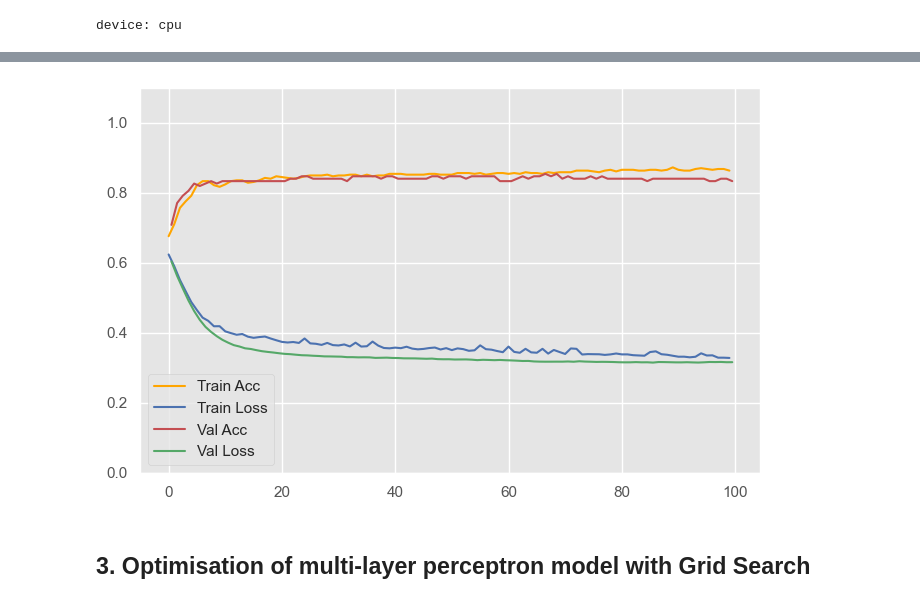
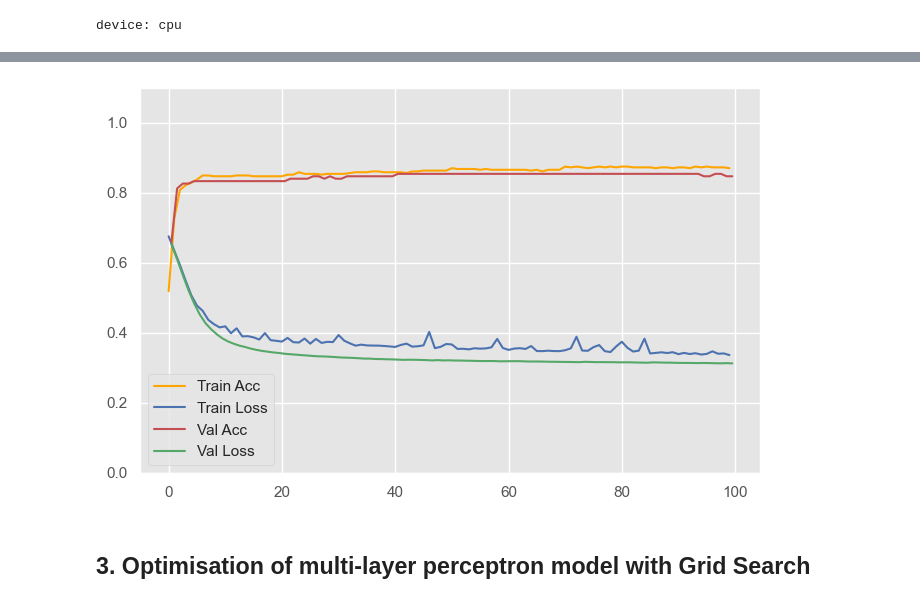
Before and after one commit to anhdo1896/Deep_learning_fundementals_Ass1, a Jupyter notebook: assignment1.ipynb, the cells around one changed output, grey strips where cells are left out. Saved outputs shown, nothing was run; the diff lists cells and outputs as text; code cells hidden in the pictures.

```diff
--- a/assignment1.ipynb
+++ b/assignment1.ipynb
@@ -395,7 +395,7 @@ def binary_acc(y_pred, y_test):
 
 
 #batch wise training loop
-def train(trainset, valset, epochs = 100, batch_size = 10, n_neurons = 12):
+def train(trainset, valset, epochs = 100, batch_size = 10, n_neurons = 8):
     model = MLP(n_neurons)
     loss_fn   = nn.BCELoss()
     optimizer = optim.Adam(model.parameters(), lr=0.001)
@@ -493,5 +493,5 @@ epoch= 100/100, accuracyTrain= 0.8634259259259259, accuracyVal= 0.83333333333333
 The best validation accurancy:  0.8541666666666666
-[figure, old version]
+[figure, new version]
 # %% [markdown]
 ## 3. Optimisation of multi-layer perceptron model with Grid Search
 # %%
```
Also changed, not shown: parts of 5 cells of this notebook.
